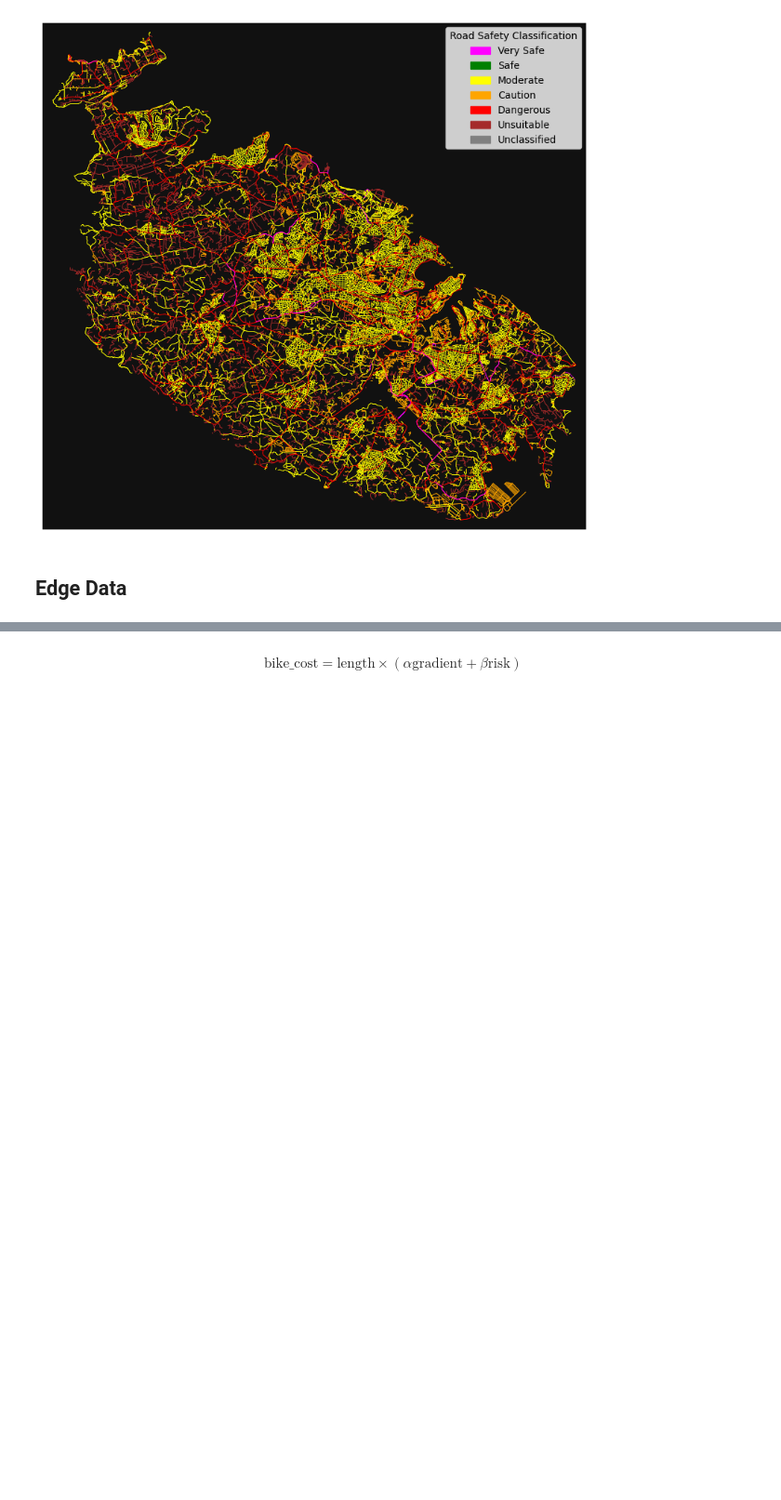
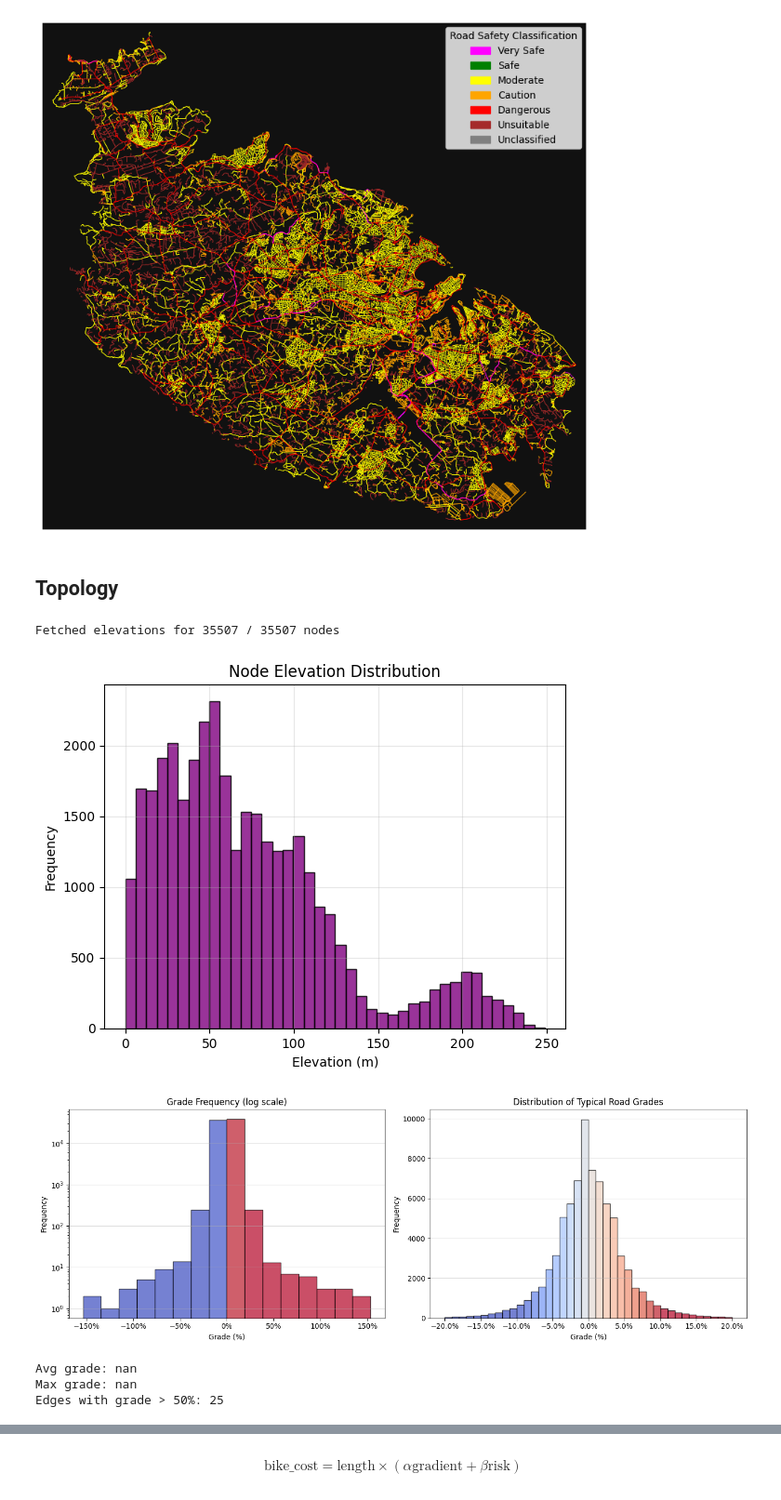
Before and after one commit to Matthew-Pirotta/FYP-OpenPaths, a Jupyter notebook: Code/main.ipynb, the cells around one changed output, grey strips where cells are left out. Shown at 93% size. Saved outputs shown, nothing was run; the diff lists cells and outputs as text; code cells hidden in the pictures; blank space fills up the shorter version.

Commit message:
added topology and imputation to main

```diff
--- a/Code/main.ipynb
+++ b/Code/main.ipynb
@@ -21,5 +21,6 @@ from collections import Counter
 import graph_util
 import plotting
 
-#NOTE by default OSM doesnt call the bicycle and cycleway info for performance reasons
-ox.settings.useful_tags_way = ox.settings.useful_tags_way + ["bicycle", "cycleway"]
+ox.settings.useful_tags_way = [
+    "bridge", "tunnel", "oneway", "lanes", "highway",
+    "access", "width", "name", "bicycle", "cycleway"]
@@ -64,7 +82,21 @@ plotting.plot_road_classification(G_bike)
 # %% [output]
 [figure]
 # %% [markdown]
-## Edge Data
+## Topology
 # %%
-G_bike = ox.elevation.add_node_elevations_raster(G_bike, "../Data/rasters_COP30.tif")
+ox.settings.elevation_url_template = (
+    "https://api.opentopodata.org/v1/eudem25m?locations={locations}"
+)
+
+
+G_bike = ox.add_node_elevations_google(G_bike, batch_size=100, pause=5)
 G_bike = ox.elevation.add_edge_grades(G_bike, add_absolute=True)
+
+plotting.plot_elevation_grade(G_bike)
+# %% [output]
+Fetched elevations for 35507 / 35507 nodes
+[figure, added]
+[figure, added]
+Avg grade: nan
+Max grade: nan
+Edges with grade > 50%: 25
```
Also changed, not shown: parts of 12 cells of this notebook, 3 other files.
